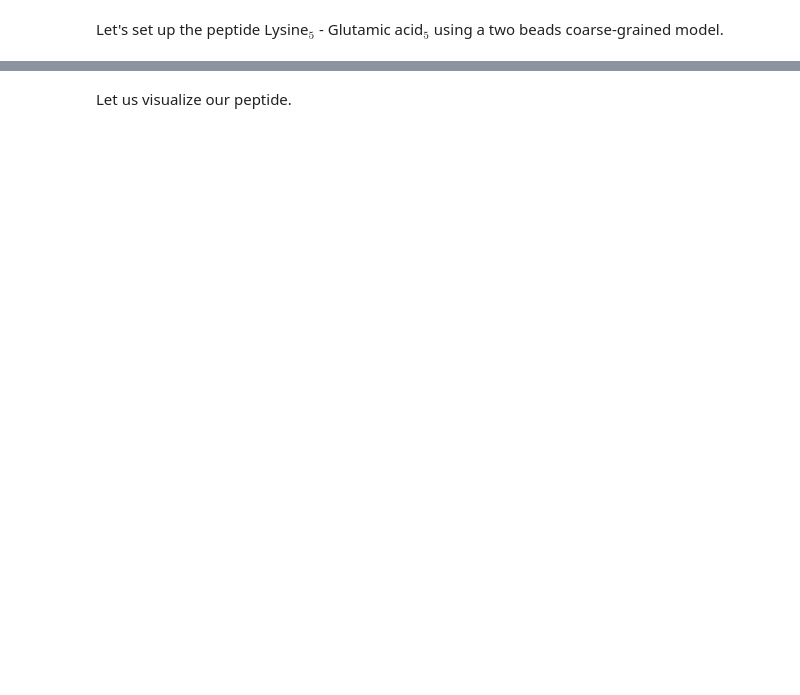
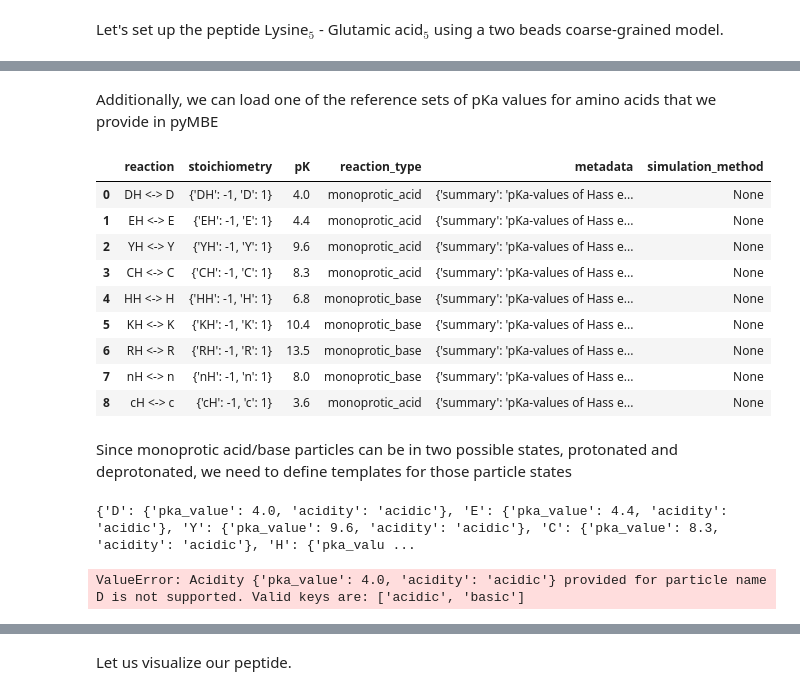
Before and after one commit to pyMBE-dev/pyMBE, a Jupyter notebook: tutorials/pyMBE_tutorial.ipynb, the cells around one changed output, grey strips where cells are left out. Saved outputs shown, nothing was run; the diff lists cells and outputs as text; code cells hidden in the pictures; blank space fills up the shorter version.

```diff
--- a/tutorials/pyMBE_tutorial.ipynb
+++ b/tutorials/pyMBE_tutorial.ipynb
@@ -538,6 +567,6 @@ We can use the peptide parametrization reported by Lunkad et al., which is provi
 # %%
-path_to_interactions=pmb.root / "parameters" / "peptides" / "Lunkad2021.json"
+path_to_interactions=pmb.root / "parameters" / "peptides" / "Lunkad2021"
 path_to_pka=pmb.root / "parameters" / "pka_sets" / "Hass2015.json"
-pmb.load_interaction_parameters(filename=path_to_interactions)
-pmb.load_pka_set (path_to_pka)
-pmb.add_bonds_to_espresso(espresso_system = espresso_system)
+pmb.load_database(folder=path_to_interactions)
+pmb.get_templates_df(pmb_type="particle")
+pmb.get_templates_df(pmb_type="bond")
@@ -545,0 +582,32 @@ print(pmb.df)
+# %% [markdown]
+Additionally, we can load one of the reference sets of pKa values for amino acids that we provide in pyMBE
+# %%
+pmb.load_pka_set(path_to_pka)
+# Check the loaded pKa set
+pmb.get_reactions_df()
+# %% [output]
+|  | reaction | stoichiometry | pK | reaction_type | metadata | simulation_method |
+| 0 | DH <-> D | {'DH': -1, 'D': 1} | 4.0 | monoprotic_acid | {'summary': 'pKa-values of Hass e... | None |
+| 1 | EH <-> E | {'EH': -1, 'E': 1} | 4.4 | monoprotic_acid | {'summary': 'pKa-values of Hass e... | None |
+| 2 | YH <-> Y | {'YH': -1, 'Y': 1} | 9.6 | monoprotic_acid | {'summary': 'pKa-values of Hass e... | None |
+| 3 | CH <-> C | {'CH': -1, 'C': 1} | 8.3 | monoprotic_acid | {'summary': 'pKa-values of Hass e... | None |
+| 4 | HH <-> H | {'HH': -1, 'H': 1} | 6.8 | monoprotic_base | {'summary': 'pKa-values of Hass e... | None |
+| 5 | KH <-> K | {'KH': -1, 'K': 1} | 10.4 | monoprotic_base | {'summary': 'pKa-values of Hass e... | None |
+| 6 | RH <-> R | {'RH': -1, 'R': 1} | 13.5 | monoprotic_base | {'summary': 'pKa-values of Hass e... | None |
+| 7 | nH <-> n | {'nH': -1, 'n': 1} | 8.0 | monoprotic_base | {'summary': 'pKa-values of Hass e... | None |
+| 8 | cH <-> c | {'cH': -1, 'c': 1} | 3.6 | monoprotic_acid | {'summary': 'pKa-values of Hass e... | None |
+# %% [markdown]
+Since monoprotic acid/base particles can be in two possible states, protonated and deprotonated, we need to define templates for those particle states
+# %%
+# Get the pKa set stored in pyMBE
+pka_set = pmb.get_pka_set()
+# Check the pka_set
+print(pka_set)
+# define templates for the different particle states of monoprotic acid an basic groups:
+for acidbase_particle in pka_set.keys():
+    pmb.define_monoprototic_particle_states(particle_name=acidbase_particle,
+                                            acidity=pka_set[acidbase_particle]["acidity"])
+pmb.get_templates_df(pmb_type="particle_state")
+# %% [output]
+{'D': {'pka_value': 4.0, 'acidity': 'acidic'}, 'E': {'pka_value': 4.4, 'acidity': 'acidic'}, 'Y': {'pka_value': 9.6, 'acidity': 'acidic'}, 'C': {'pka_value': 8.3, 'acidity': 'acidic'}, 'H': {'pka_valu ...
+ValueError: Acidity {'pka_value': 4.0, 'acidity': 'acidic'} provided for particle name  D is not supported. Valid keys are: ['acidic', 'basic']
```
Also changed, not shown: parts of 33 cells of this notebook.
